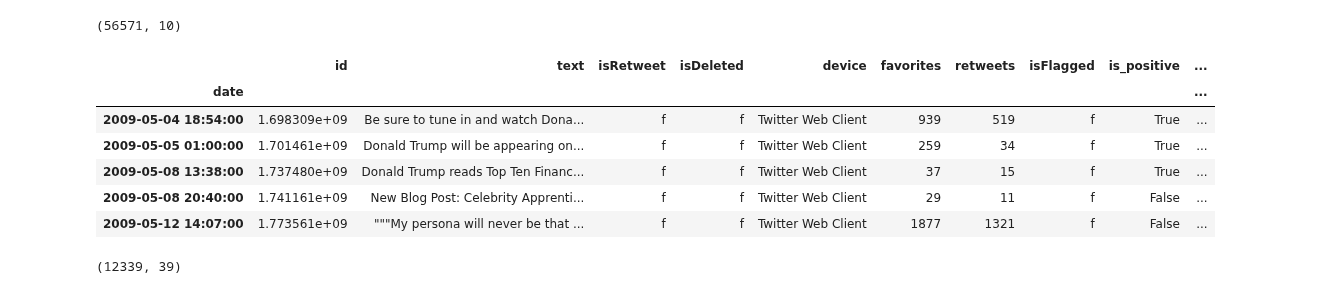
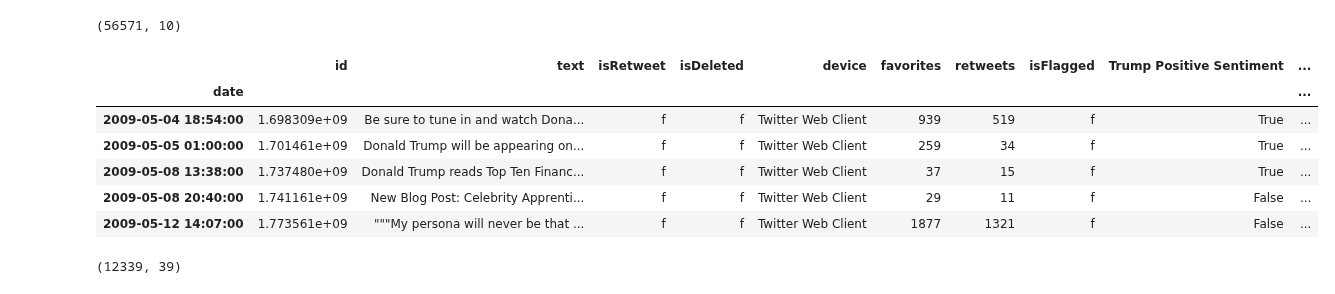
Before and after one commit to TLChilton/Senior_Capstone, a Jupyter notebook: LSTMsentimentanalysisTesla.ipynb, the cells around one changed output. Drawn from its saved outputs; the diff is of its cells as text; code cells hidden in the pictures.

```diff
--- a/LSTMsentimentanalysisTesla.ipynb
+++ b/LSTMsentimentanalysisTesla.ipynb
@@ -20,13 +20,13 @@ def contains_tesla(tweet: str) -> bool:
     return any(word in tweet.lower() for word in search)
 # %%
 df_trump = pd.read_csv("Data/trump_tweets.csv", parse_dates = ['date'], index_col=7)
-df_trump["is_positive"] = df_trump.apply(lambda row: is_positive(row["text"]), axis = 1)
+df_trump["Trump Positive Sentiment"] = df_trump.apply(lambda row: is_positive(row["text"]), axis = 1)
 df_trump["Trump Contains Tesla"] = df_trump.apply(lambda row: contains_tesla(row["text"]), axis=1)
 print(df_trump.shape)
 df_trump.head()
 # %% [output]
 (56571, 10)
-|  | id | text | isRetweet | isDeleted | device | favorites | retweets | isFlagged | is_positive | ... |
+|  | id | text | isRetweet | isDeleted | device | favorites | retweets | isFlagged | Trump Positive Sentiment | ... |
 | date |  |  |  |  |  |  |  |  |  | ... |
 | 2009-05-04 18:54:00 | 1.698309e+09 | Be sure to tune in and watch Dona... | f | f | Twitter Web Client | 939 | 519 | f | True | ... |
 | 2009-05-05 01:00:00 | 1.701461e+09 | Donald Trump will be appearing on... | f | f | Twitter Web Client | 259 | 34 | f | True | ... |
```
Also changed, not shown: parts of 10 cells of this notebook.
